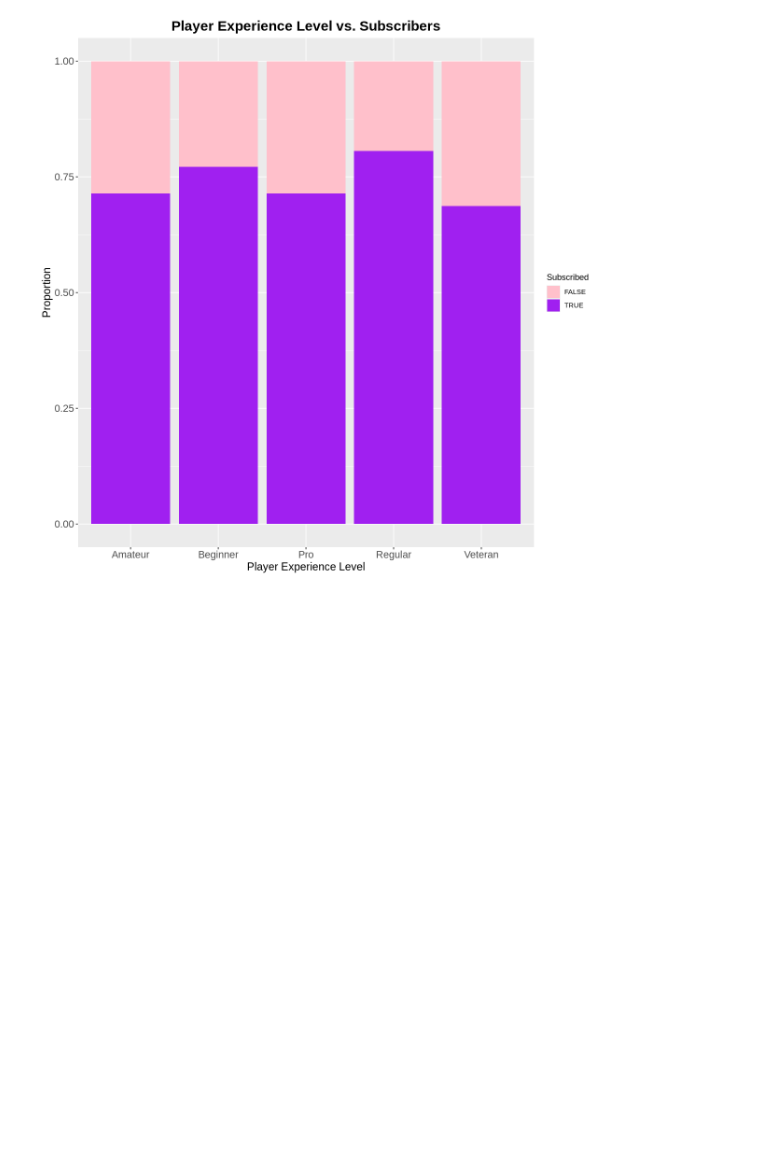
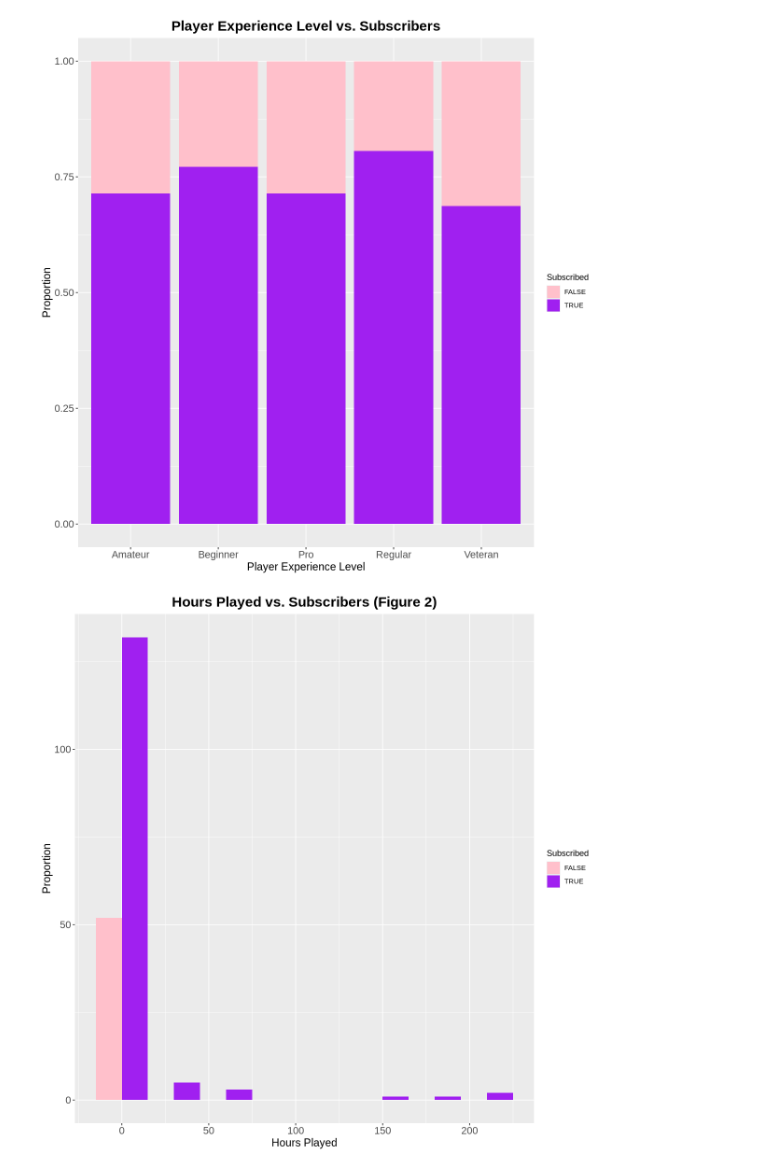
Before and after one commit to haileynelson05/dsci-minecraft-project, a Jupyter notebook: Minecraftproject.ipynb, the cells around one changed output. Saved outputs shown, nothing was run; the diff lists cells and outputs as text; code cells hidden in the pictures; blank space fills up the shorter version.

Commit message:
Created a hours played vs subscribers plot

```diff
--- a/Minecraftproject.ipynb
+++ b/Minecraftproject.ipynb
@@ -83,3 +83,17 @@ axis.text = element_text(size = 13))
 player_experience_plot
 # %% [output]
 [figure]
+# %%
+options(repr.plot.width = 10, repr.plot.height = 10)
+hours_played_plot<-players|>
+ggplot(aes(x=played_hours, fill=subscribe))+
+geom_histogram(position="dodge", binwidth=30)+
+labs(x="Hours Played", y="Proportion", fill="Subscribed")+
+scale_fill_manual(values = c("TRUE" = "purple", "FALSE" = "pink")) +
+ggtitle("Hours Played vs. Subscribers (Figure 2)")+
+theme(plot.title = element_text(hjust = 0.5, size = 18, face = "bold"),
+axis.title = element_text(size = 14),
+axis.text = element_text(size = 13))
+hours_played_plot
+# %% [output]
+[figure, added]
```
